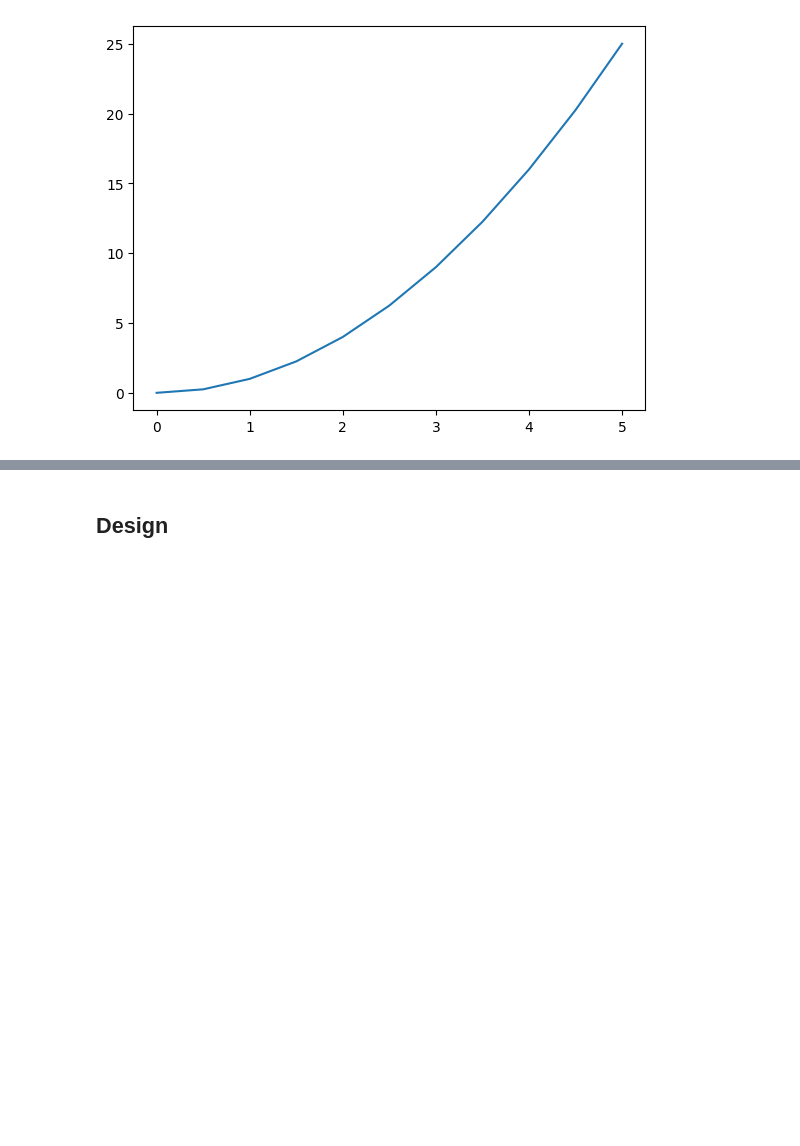
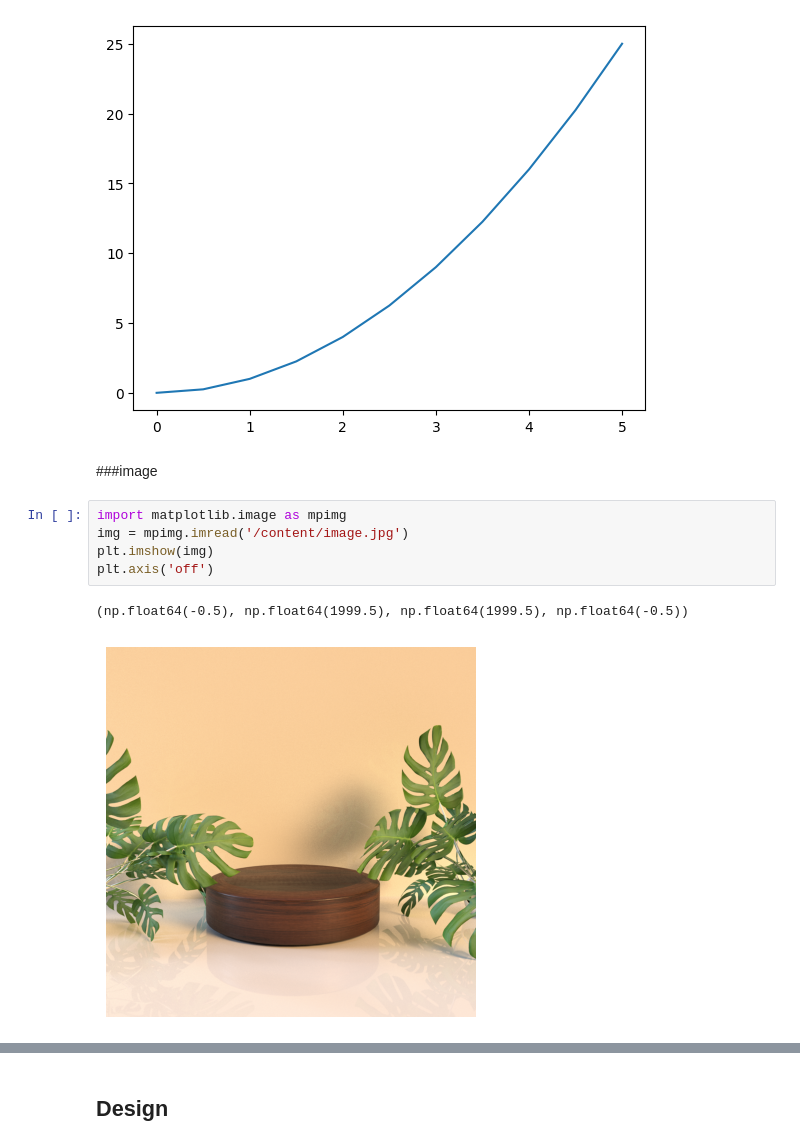
Before and after one commit to rafi1105/Machine_Learning_colab, a Jupyter notebook: Data Visualization/Matplotlib.ipynb, the cells around one changed output, grey strips where cells are left out. Drawn from its saved outputs; the diff is of its cells as text; blank space fills up the shorter version.

```diff
--- a/Data Visualization/Matplotlib.ipynb
+++ b/Data Visualization/Matplotlib.ipynb
@@ -93,3 +91,13 @@ ax.plot(x,y)
 plt.savefig("basicplot.png")
 # %% [output]
 [figure]
+# %% [markdown]
+###image
+# %%
+import matplotlib.image as mpimg
+img = mpimg.imread('/content/image.jpg')
+plt.imshow(img)
+plt.axis('off')
+# %% [output]
+(np.float64(-0.5), np.float64(1999.5), np.float64(1999.5), np.float64(-0.5))
+[figure, added]
```
Also changed, not shown: parts of 3 cells of this notebook.
